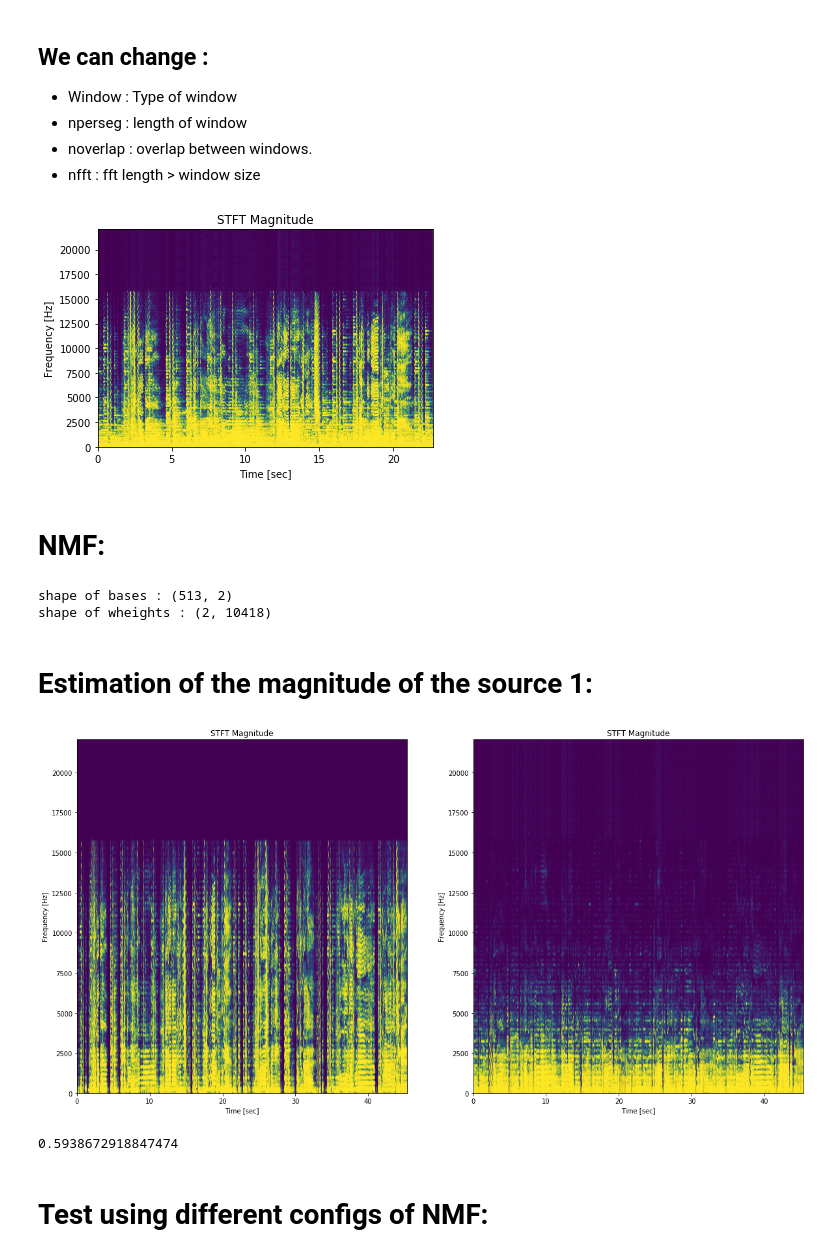
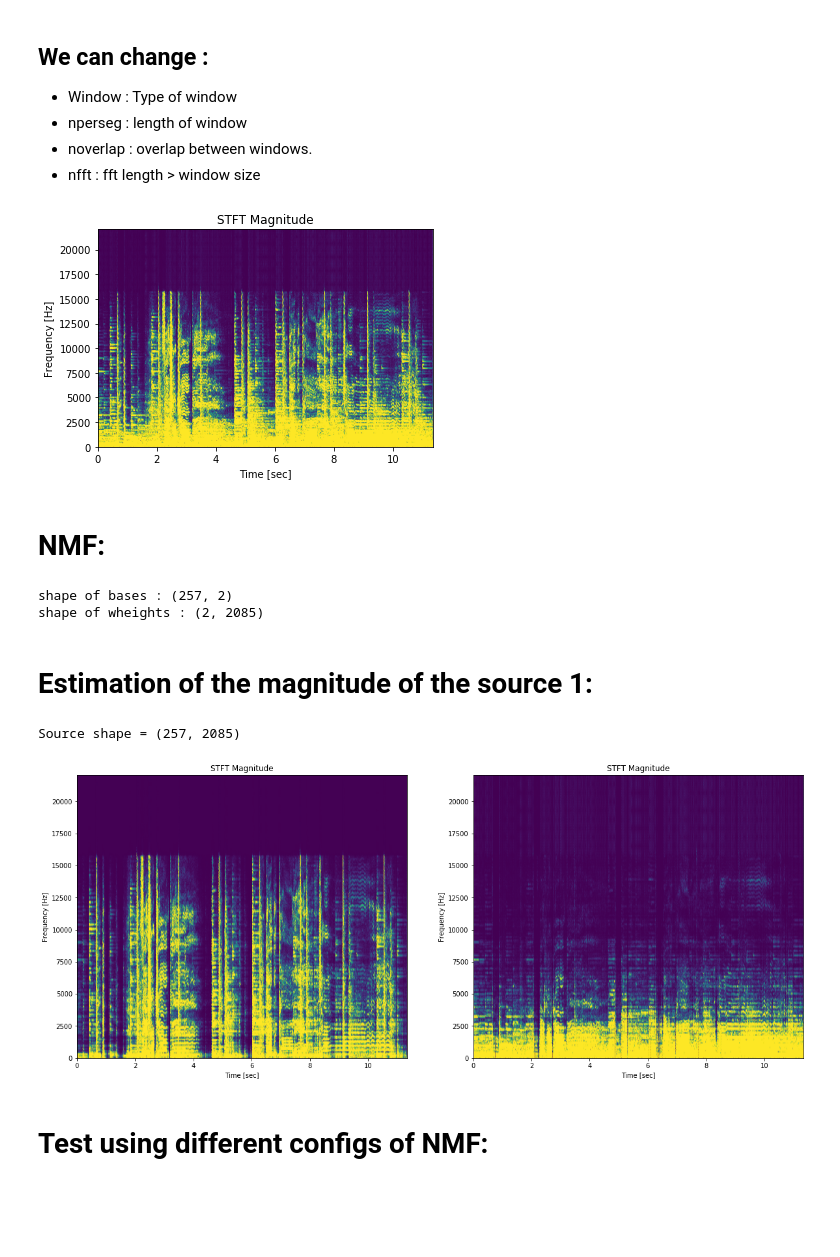
Before and after one commit to yacinebouaouni/Deep-Learning-Based-Speech-Separation, a Jupyter notebook: NMF/NMF.ipynb, the cells around one changed output. Drawn from its saved outputs; the diff is of its cells as text; code cells hidden in the pictures; blank space fills up the shorter version.

```diff
--- a/NMF/NMF.ipynb
+++ b/NMF/NMF.ipynb
@@ -26,7 +27,7 @@ def pourcentage(n_components,B,G):
     return percents
 # %%
 samplerate, data = read("Music-summer.wav")
-music=data[1000000:2000000,0]
+music=data[1000000:1500000,0]
 length=music.shape[0]/samplerate
 print('Shape of the data {}'.format(music.shape[0]))
 print('Length : {:.2f}s'.format(length))
@@ -53,13 +54,13 @@ NFFT=512
 f,t,Y= signal.stft(music,samplerate,window=WINDOW,nperseg=WINDOW_SIZE,noverlap=OVERLAP,nfft=NFFT)
 Yabs=np.abs(Y)
 # %%
-plt.pcolormesh(t, f, np.abs(Zxx),vmin=0, vmax=20, shading='gouraud')
+plt.pcolormesh(t, f, np.abs(Y),vmin=0, vmax=20, shading='gouraud')
 plt.title('STFT Magnitude')
 plt.ylabel('Frequency [Hz]')
 plt.xlabel('Time [sec]')
 plt.show()
 # %% [output]
-[figure, old version]
+[figure, new version]
 # %%
  _, xrec =  signal.istft(Y,
                           samplerate,
@@ -74,14 +75,14 @@ write("Test_output/STFT.wav", samplerate, xrec.astype(np.int16))
 n_components=2
 # %%
 model = NMF(n_components=n_components, init='random',alpha=0.5,beta_loss='itakura-saito',solver="mu",max_iter=500, random_state=0)
-B = model.fit_transform(Zxxabs)
+B = model.fit_transform(Yabs)
 G = model.components_
 # %%
 print('shape of bases : {}'.format(B.shape))
 print('shape of wheights : {}'.format(G.shape))
 # %% [output]
-shape of bases : (513, 2)
-shape of wheights : (2, 10418)
+shape of bases : (257, 2)
+shape of wheights : (2, 2085)
 # %% [markdown]
 # Estimation of the magnitude of the source 1:
 # %%
@@ -90,22 +91,22 @@ Sources=[]
 
 for i in range(n_components):
 
-    Sources.append(np.multiply(percents[i],Zxx))
+    Sources.append(np.multiply(percents[i],Yabs))
+
+print('Source shape = {}'.format(Sources[0].shape))
+# %% [output]
+Source shape = (257, 2085)
 # %%
-fig,ax=plt.subplots(1,n_components,figsize=(20,10))
+fig,ax=plt.subplots(1,n_components,figsize=(20,8))
 
 for i in range(n_components):
 
         ax[i].pcolormesh(t, f,Sources[i],vmin=0, vmax=20, shading='gouraud')
         ax[i].set_title('STFT Magnitude')
         ax[i].set_ylabel('Frequency [Hz]')
         ax[i].set_xlabel('Time [sec]')
 # %% [output]
-[figure, old version]
+[figure, new version]
-# %%
-percents[0].mean()
-# %% [output]
-0.5938672918847474
 # %%
 for i in range(n_components):
 
```
Also changed, not shown: parts of 8 cells of this notebook.
